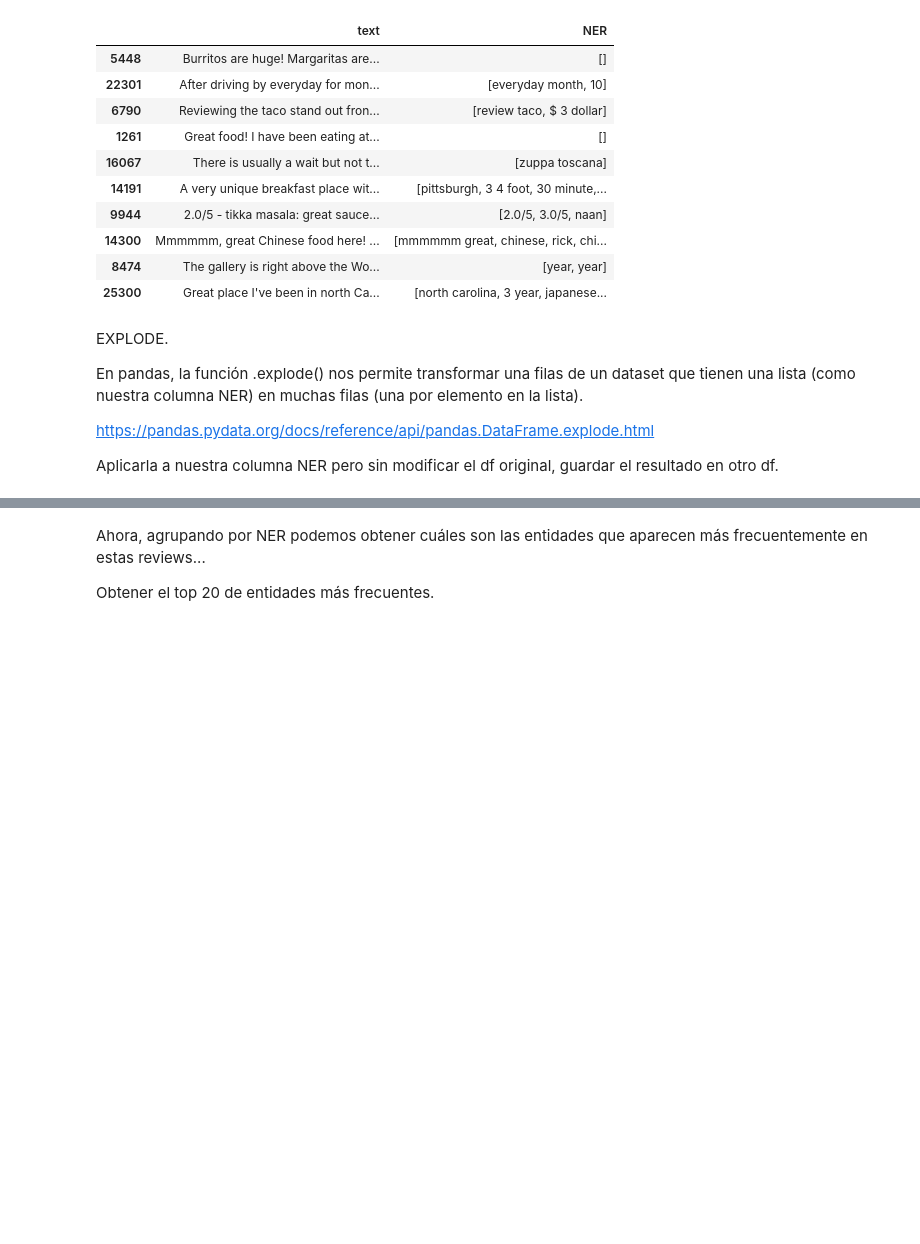
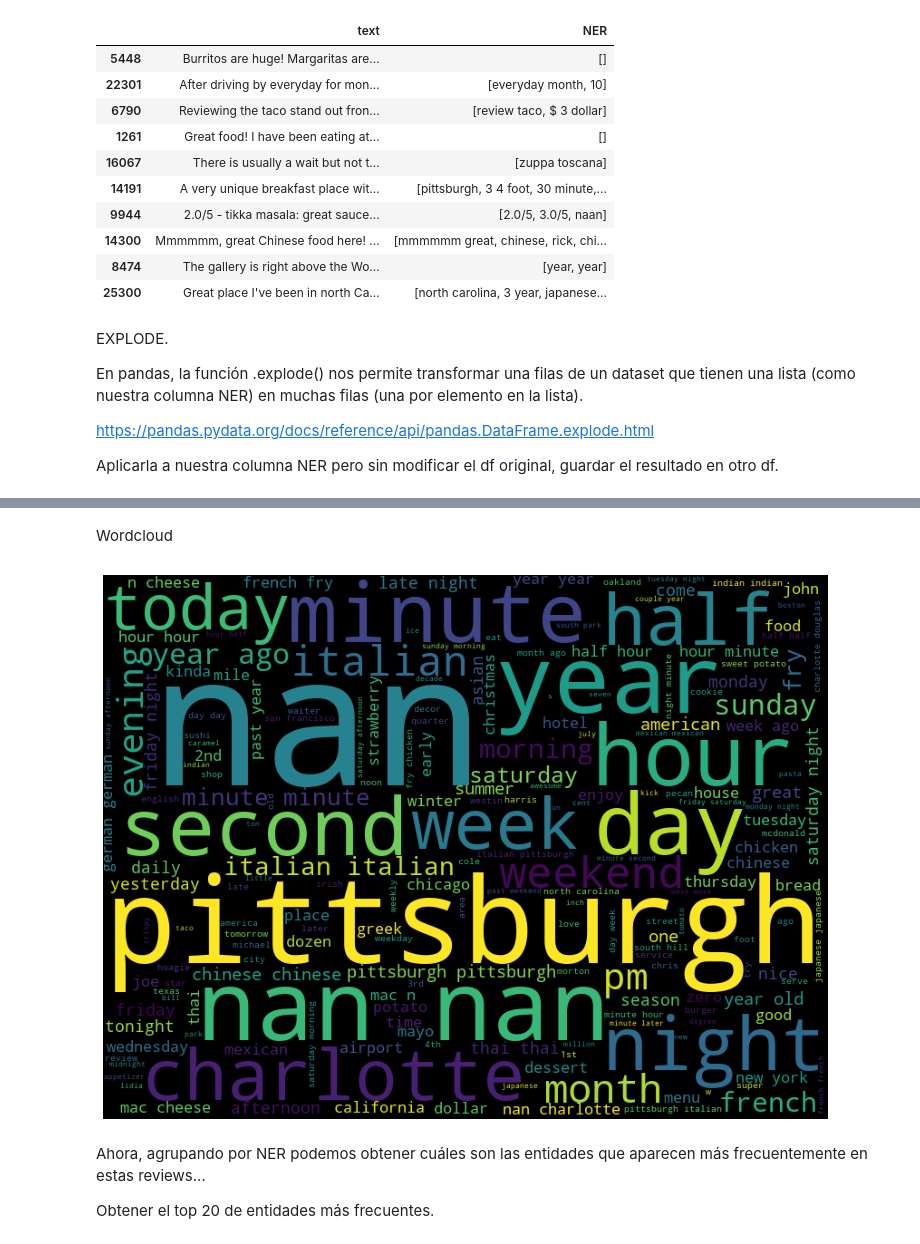
Before and after one commit to ivanjavierparra/Data-Science-Sprint-2, a Jupyter notebook: Segunda_entrega_NLP.ipynb, the cells around one changed output, grey strips where cells are left out. Drawn from its saved outputs; the diff is of its cells as text; code cells hidden in the pictures; blank space fills up the shorter version.

```diff
--- a/Segunda_entrega_NLP.ipynb
+++ b/Segunda_entrega_NLP.ipynb
@@ -361,6 +494,14 @@ df_exploded.head()
 | 0 | PUFPaY9KxDAcGqfsorJp3Q | Ya85v4eqdd6k9Od8HbQjyA | Mr Hoagie is an institution. Walk... | 0 | 5UmKMjUEUNdYWqANhGckJw | 0 | 4 | 2012-08-01 | review | ... |
 | 0 | PUFPaY9KxDAcGqfsorJp3Q | Ya85v4eqdd6k9Od8HbQjyA | Mr Hoagie is an institution. Walk... | 0 | 5UmKMjUEUNdYWqANhGckJw | 0 | 4 | 2012-08-01 | review | ... |
 | 0 | PUFPaY9KxDAcGqfsorJp3Q | Ya85v4eqdd6k9Od8HbQjyA | Mr Hoagie is an institution. Walk... | 0 | 5UmKMjUEUNdYWqANhGckJw | 0 | 4 | 2012-08-01 | review | ... |
+# %% [markdown]
+Wordcloud
+# %%
+df_exploded['NER_NER'] = df_exploded['NER'].apply(lambda x : str(x or ""))
+# %%
+cloud(' '.join(df_exploded['NER_NER']))
+# %% [output]
+[figure, added]
 # %% [markdown]
 Ahora, agrupando por NER podemos obtener cuáles son las entidades que aparecen más frecuentemente en estas reviews...
 
```
Also changed, not shown: parts of 51 cells of this notebook.
